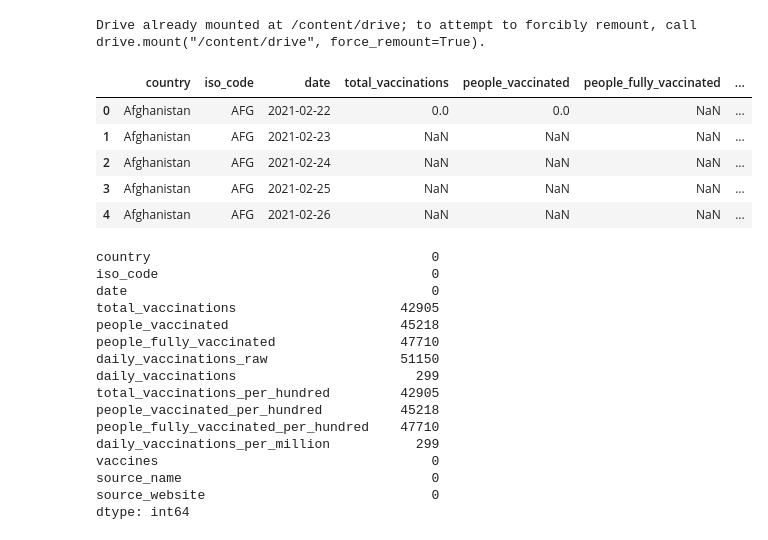
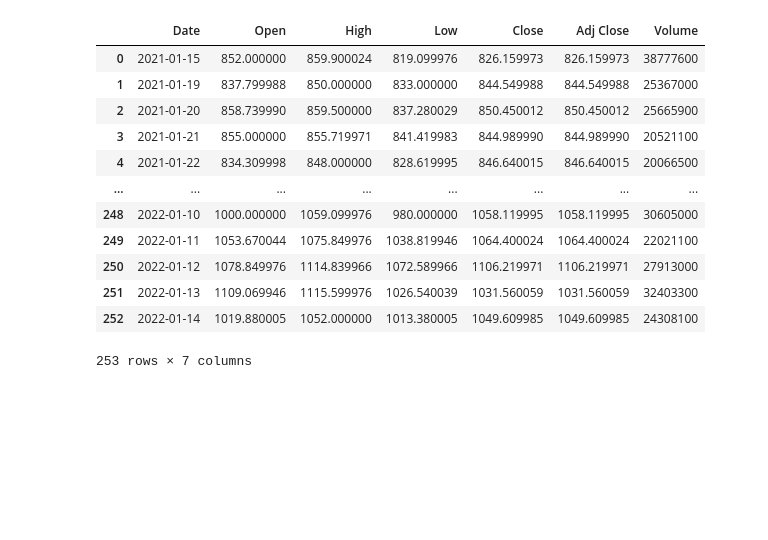
Before and after one commit to itsvilram/itsvilram, a Jupyter notebook: Tesla.ipynb, the cells around one changed output. Saved outputs shown, nothing was run; the diff lists cells and outputs as text; code cells hidden in the pictures; blank space fills up the shorter version.

```diff
--- a/Tesla.ipynb
+++ b/Tesla.ipynb
@@ -17,2 +17,2 @@ Mounted at /content/drive
 # %%
-covid_df =pd.read_csv("/content/drive/MyDrive/covid_19_data/covid_19_india.csv")
+df =pd.read_csv("/content/drive/MyDrive/Tesla /TSLA (2).csv")
@@ -322,4 +18,0 @@ from google.colab import drive
-# %%
-drive.mount('/content/drive')
-# %% [output]
-Drive already mounted at /content/drive; to attempt to forcibly remount, call drive.mount("/content/drive", force_remount=True).
@@ -334,30 +19,16 @@ from datetime import datetime
-# %%
-df =pd.read_csv("/content/drive/MyDrive/covid_19_data/country_vaccinations.csv")
 # %%
-df.head()
+df
 # %% [output]
-|  | country | iso_code | date | total_vaccinations | people_vaccinated | people_fully_vaccinated | ... |
-| 0 | Afghanistan | AFG | 2021-02-22 | 0.0 | 0.0 | NaN | ... |
-| 1 | Afghanistan | AFG | 2021-02-23 | NaN | NaN | NaN | ... |
-| 2 | Afghanistan | AFG | 2021-02-24 | NaN | NaN | NaN | ... |
-| 3 | Afghanistan | AFG | 2021-02-25 | NaN | NaN | NaN | ... |
-| 4 | Afghanistan | AFG | 2021-02-26 | NaN | NaN | NaN | ... |
+|  | Date | Open | High | Low | Close | Adj Close | Volume |
+| 0 | 2021-01-15 | 852.000000 | 859.900024 | 819.099976 | 826.159973 | 826.159973 | 38777600 |
+| 1 | 2021-01-19 | 837.799988 | 850.000000 | 833.000000 | 844.549988 | 844.549988 | 25367000 |
+| 2 | 2021-01-20 | 858.739990 | 859.500000 | 837.280029 | 850.450012 | 850.450012 | 25665900 |
+| 3 | 2021-01-21 | 855.000000 | 855.719971 | 841.419983 | 844.989990 | 844.989990 | 20521100 |
+| 4 | 2021-01-22 | 834.309998 | 848.000000 | 828.619995 | 846.640015 | 846.640015 | 20066500 |
+| ... | ... | ... | ... | ... | ... | ... | ... |
+| 248 | 2022-01-10 | 1000.000000 | 1059.099976 | 980.000000 | 1058.119995 | 1058.119995 | 30605000 |
+| 249 | 2022-01-11 | 1053.670044 | 1075.849976 | 1038.819946 | 1064.400024 | 1064.400024 | 22021100 |
+| 250 | 2022-01-12 | 1078.849976 | 1114.839966 | 1072.589966 | 1106.219971 | 1106.219971 | 27913000 |
+| 251 | 2022-01-13 | 1109.069946 | 1115.599976 | 1026.540039 | 1031.560059 | 1031.560059 | 32403300 |
+| 252 | 2022-01-14 | 1019.880005 | 1052.000000 | 1013.380005 | 1049.609985 | 1049.609985 | 24308100 |
+253 rows × 7 columns
-# %%
-df.isnull().sum()
-# %% [output]
-country                                    0
-iso_code                                   0
-date                                       0
-total_vaccinations                     42905
-people_vaccinated                      45218
-people_fully_vaccinated                47710
-daily_vaccinations_raw                 51150
-daily_vaccinations                       299
-total_vaccinations_per_hundred         42905
-people_vaccinated_per_hundred          45218
-people_fully_vaccinated_per_hundred    47710
-daily_vaccinations_per_million           299
-vaccines                                   0
-source_name                                0
-source_website                             0
-dtype: int64
```
Also changed, not shown: parts of 83 cells of this notebook.
